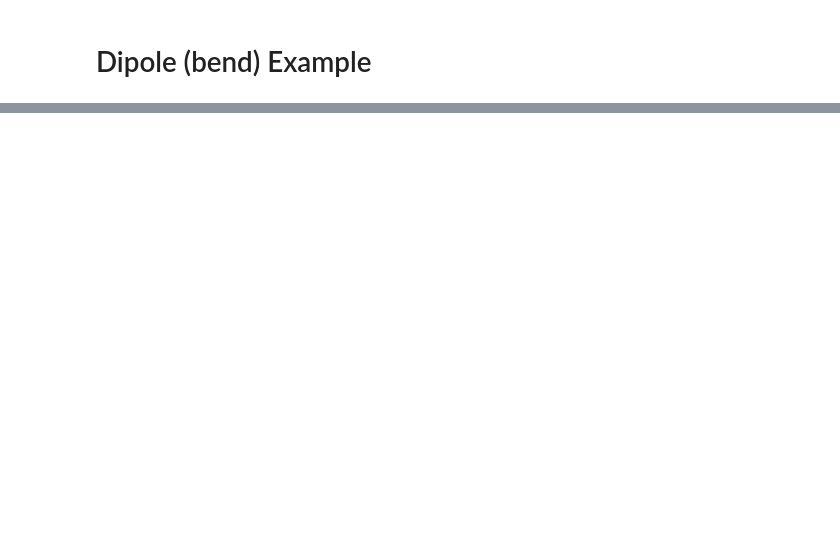
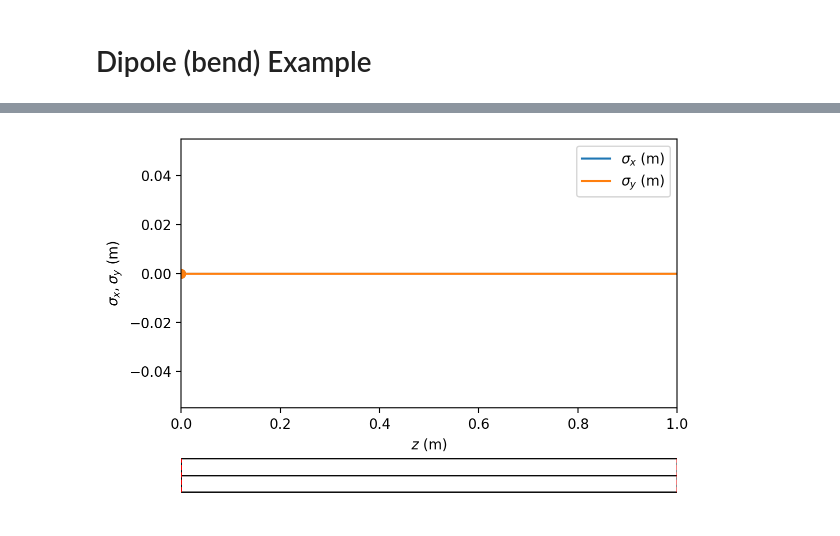
Before and after one commit to ChristopherMayes/lume-impact, a Jupyter notebook: docs/examples/z/elements/dipole.ipynb, the cells around one changed output, grey strips where cells are left out. Saved outputs shown, nothing was run; the diff lists cells and outputs as text; code cells hidden in the pictures; blank space fills up the shorter version.

Commit message:
DOC: update examples to use native IZ plotting

```diff
--- a/docs/examples/z/elements/dipole.ipynb
+++ b/docs/examples/z/elements/dipole.ipynb
@@ -28,10 +28,9 @@ input = IZ.ImpactZInput(
     # line 2
     seed=6,
     n_particle=n_particle,
-    integrator_type="linear",
+    integrator_type="linear_map",
     err=1,
-    diagnostic_type="at_given_time",
-    output_z="extended",
+    diagnostic_type="extended",
     # line 3
     nx=32,
     ny=32,
@@ -45,13 +44,6 @@ input = IZ.ImpactZInput(
     restart=0,
     subcycle=0,  # TODO what is this?
     nbunch=1,
-    # line 5
-    # particle_list=[n_particle],  # note: this may be a way of having different species
-    # line 6
-    # current_list=[1.0],
-    # current_list=[0.0],
-    # line 7
-    # charge_over_mass_list=[1.0 / reference_particle_mass],
     # line 8
     twiss_alpha_x=0.0,
     twiss_beta_x=beta_x,
@@ -123,2 +138,6 @@ output = I.run(verbose=True)
+# %%
+I.plot()
+# %% [output]
+[figure, added]
 # %%
 I.output
```
Also changed, not shown: parts of 16 cells of this notebook, 10 other files.
